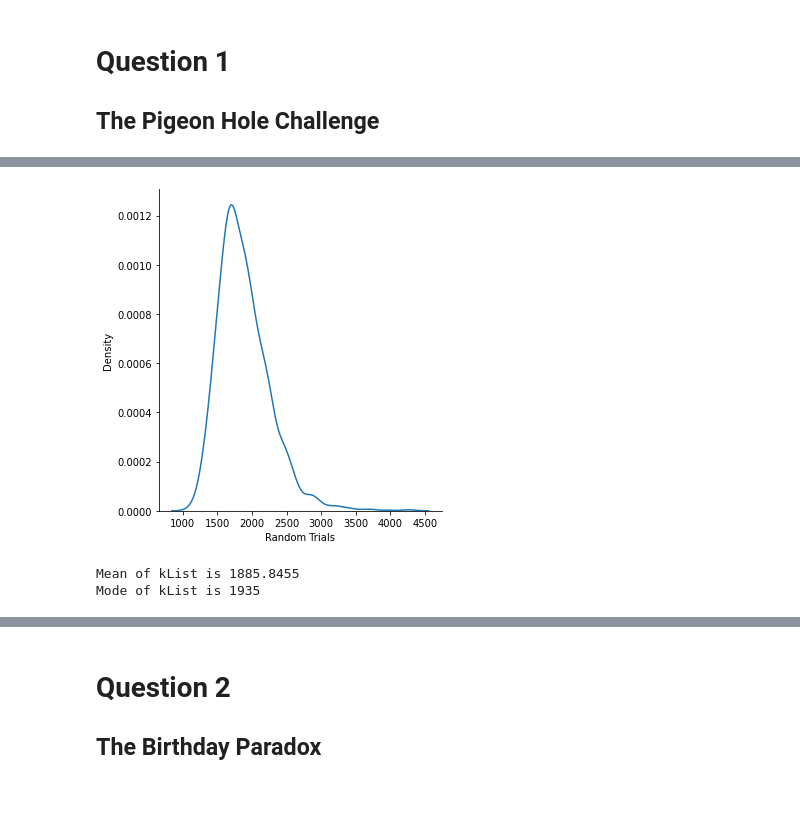
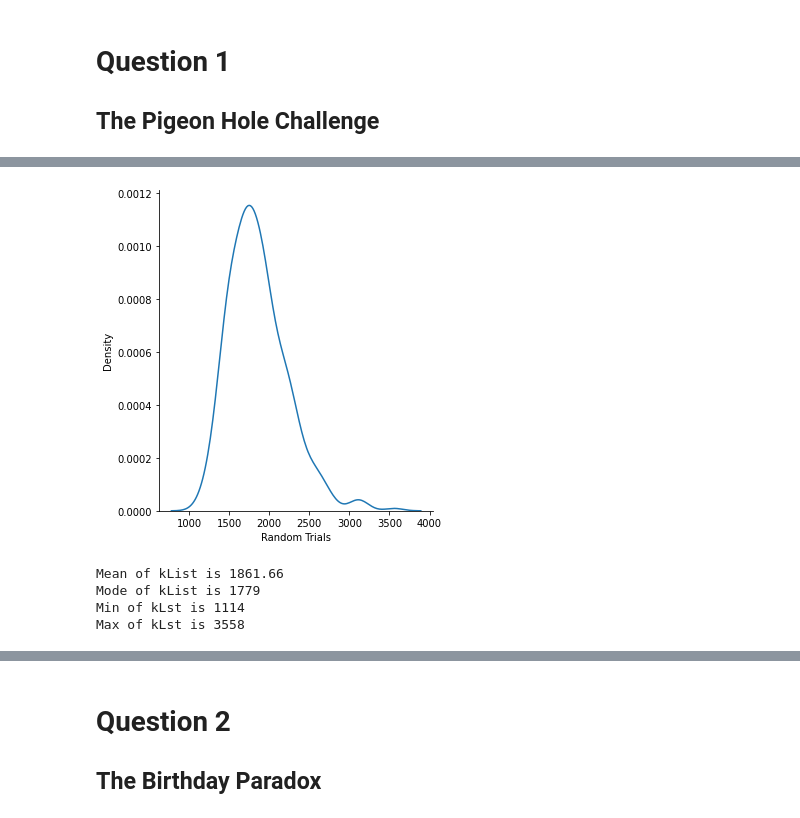
Before and after one commit to TheAidenTv/CS-4403-Assignment-1, a Jupyter notebook: Assignment 1.ipynb, the cells around one changed output, grey strips where cells are left out. Cells and saved outputs as stored; diff of their text form; code cells hidden in the pictures.

```diff
--- a/Assignment 1.ipynb
+++ b/Assignment 1.ipynb
@@ -12,7 +12,7 @@ import statistics
 n = 300
 
 # Repeat Count
-m = 2000
+m = 400
 
 # Trial Count List
 kList = []
@@ -54,4 +54,6 @@ plt.show()
 
 print("Mean of kList is", sum(kList)/len(kList))
 print("Mode of kList is", statistics.mode(kList))
+print("Min of kLst is", min(kList))
+print("Max of kLst is", max(kList))
 # %% [output]
@@ -59,3 +61,5 @@ This took 11.611951112747192 seconds
-[figure, old version]
+[figure, new version]
-Mean of kList is 1885.8455
-Mode of kList is 1935
+Mean of kList is 1861.66
+Mode of kList is 1779
+Min of kLst is 1114
+Max of kLst is 3558
```
Also changed, not shown: parts of 20 cells of this notebook.
